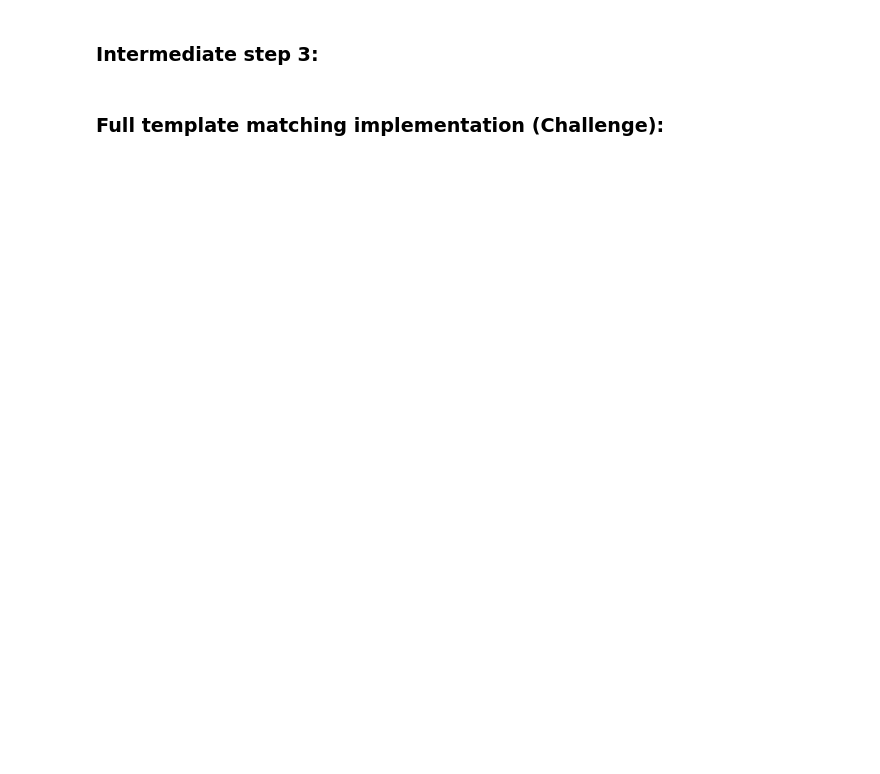
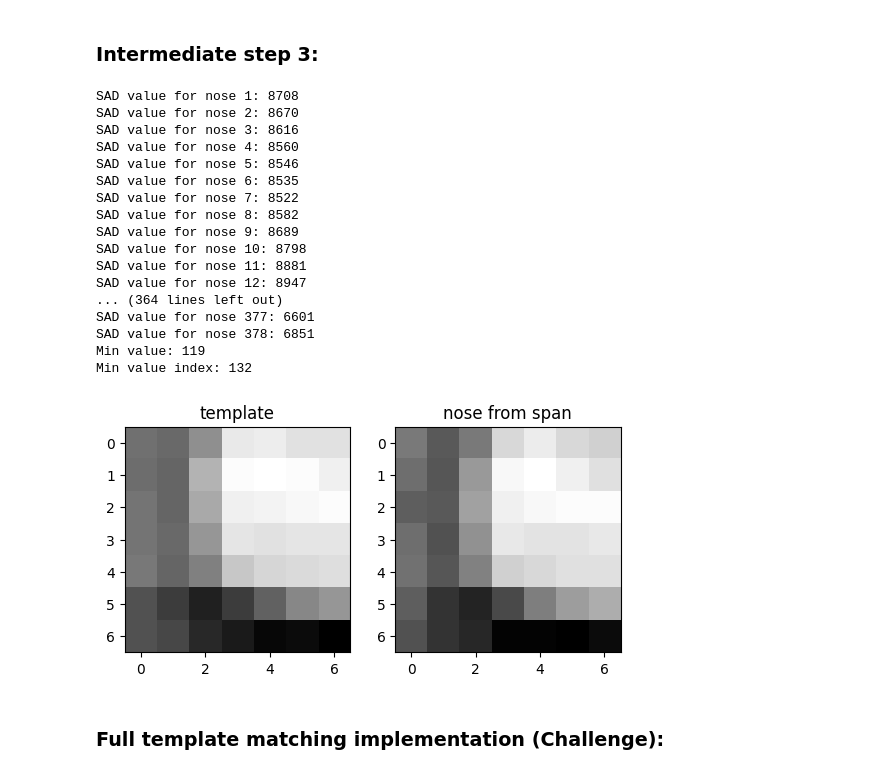
Before and after one commit to chrisd314/34759-perception-autonomous-systems-fall-2026, a Jupyter notebook: 03-weekly-project-multiple-view-geometry-pt1/03-weekly-project-multiple-view-geometry-pt1.ipynb, the cells around one changed output. Saved outputs shown, nothing was run; the diff lists cells and outputs as text; code cells hidden in the pictures; blank space fills up the shorter version.

```diff
--- a/03-weekly-project-multiple-view-geometry-pt1/03-weekly-project-multiple-view-geometry-pt1.ipynb
+++ b/03-weekly-project-multiple-view-geometry-pt1/03-weekly-project-multiple-view-geometry-pt1.ipynb
@@ -73,4 +78,52 @@ print(f'Min value: {np.min(sad_noses)}')
 # %% [markdown]
 ### Intermediate step 3:
+# %%
+nose_span = cv2.imread('nose_span.png')[...,0]
+sad_nose_span =[]
+
+nose_span_rows, nose_span_columns = nose_span.shape
+template_rows, template_columns = template.shape
+
+for i in range(nose_span_columns - template_columns + 1):
+    score = calculate_sad(nose_span[:,i:i+template_columns], template)
+    sad_nose_span.append(score)
+    print(f'SAD value for nose {i+1}: {sad_nose_span[i]}')
+print(f'Min value: {np.min(sad_nose_span)}')
+best_index = np.argmin(sad_nose_span)
+print(f'Min value index: {best_index}')
+
+
+
+
+fig, (fig1, fig2) = plt.subplots(1, 2)
+
+# Define os títulos usando set_title (subtitle não existe em subplots)
+fig1.set_title('template')
+fig2.set_title('nose from span')
+
+fig1.imshow(template, cmap='gray')
+fig2.imshow(nose_span[:, best_index:best_index + template_columns], cmap = 'gray')
+
+#plt.tight_layout()
+plt.show()
+# %% [output]
+SAD value for nose 1: 8708
+SAD value for nose 2: 8670
+SAD value for nose 3: 8616
+SAD value for nose 4: 8560
+SAD value for nose 5: 8546
+SAD value for nose 6: 8535
+SAD value for nose 7: 8522
+SAD value for nose 8: 8582
+SAD value for nose 9: 8689
+SAD value for nose 10: 8798
+SAD value for nose 11: 8881
+SAD value for nose 12: 8947
+... (364 lines left out)
+SAD value for nose 377: 6601
+SAD value for nose 378: 6851
+Min value: 119
+Min value index: 132
+[figure, added]
 # %% [markdown]
 ### Full template matching implementation (Challenge):
```
Also changed, not shown: parts of 3 cells of this notebook.
